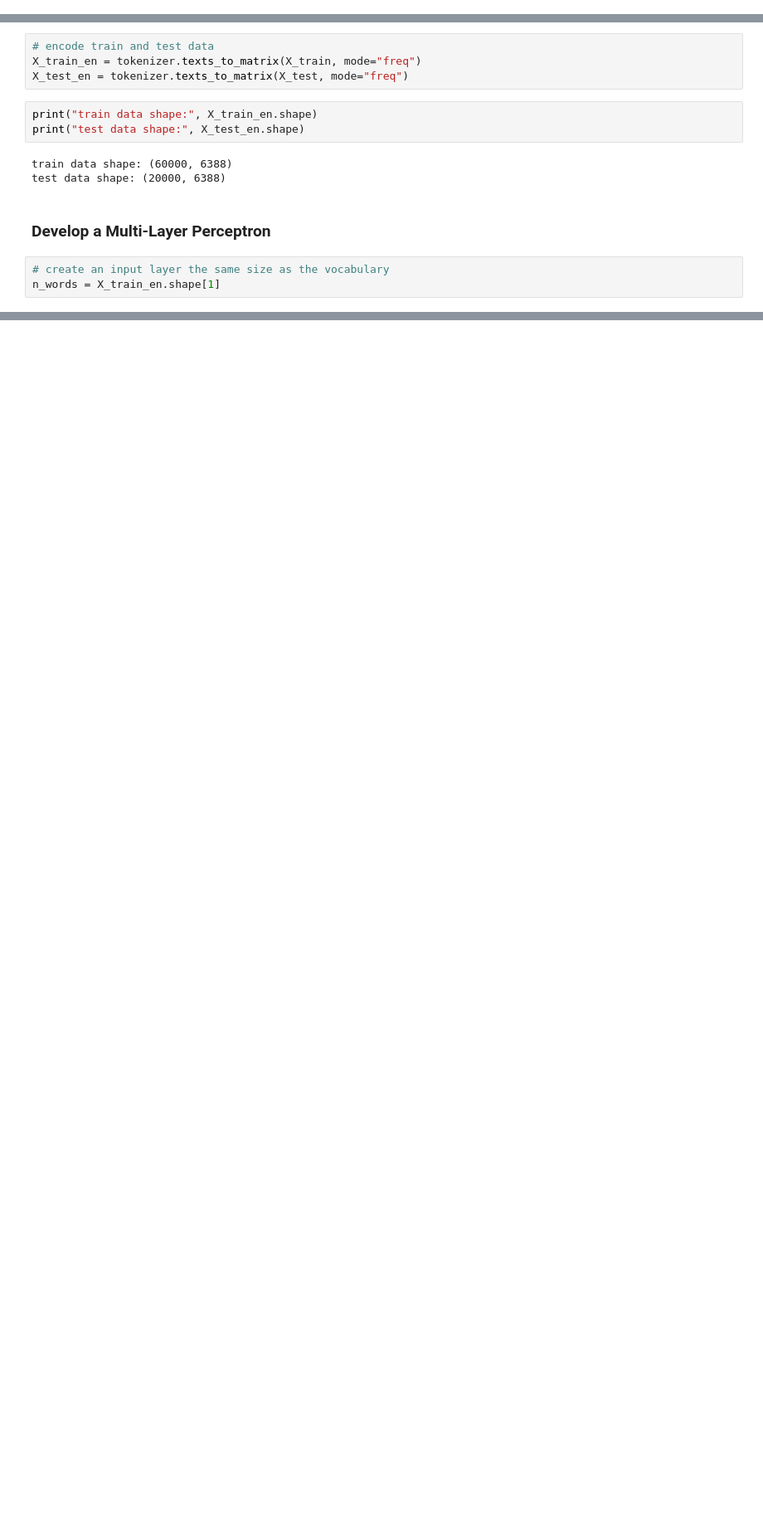
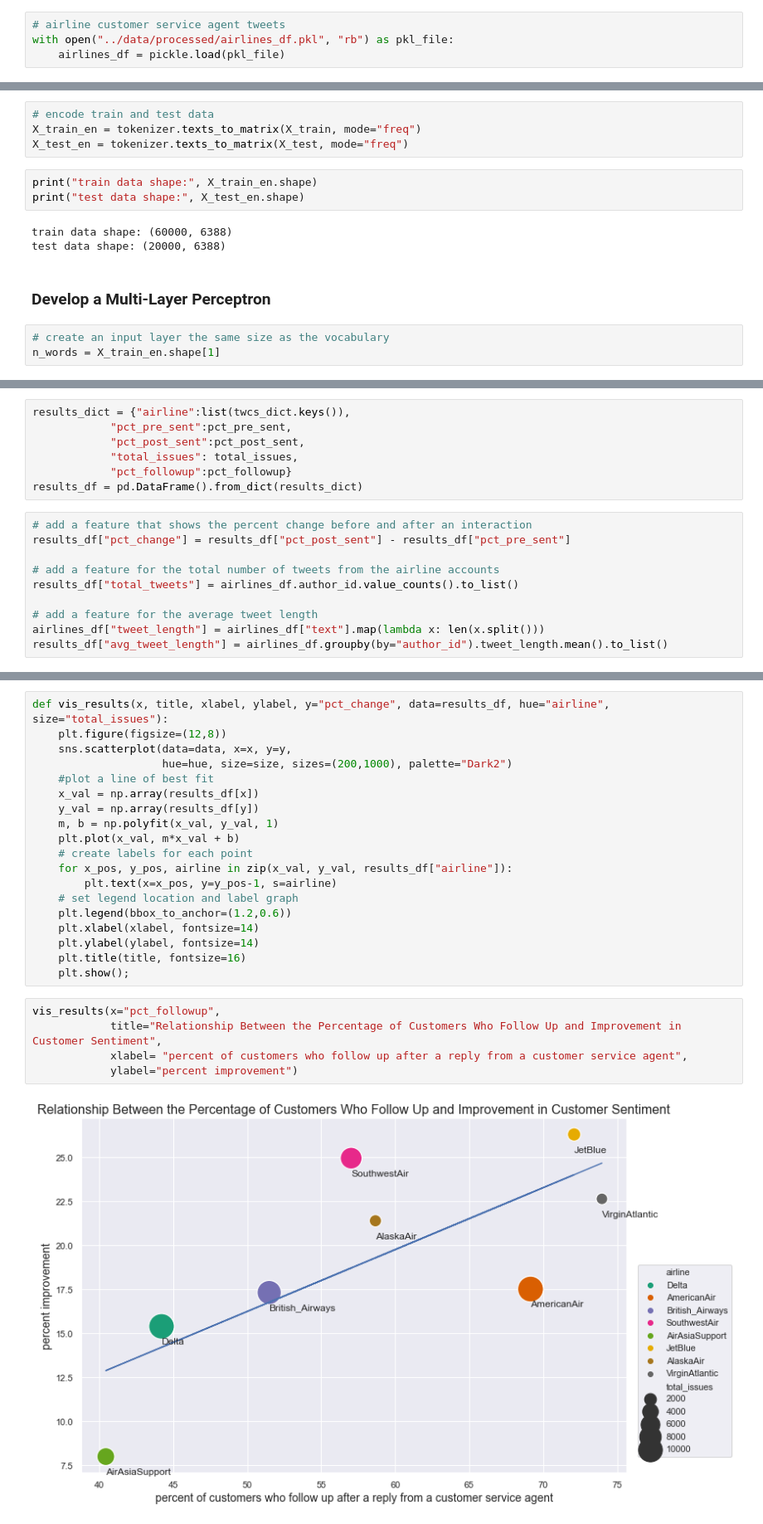
Before and after one commit to bmensah/springboard, a Jupyter notebook: capstone3/notebooks/Cap3_Processing_and_Modeling.ipynb, the cells around one changed output, grey strips where cells are left out. Shown: that part at 83% size. Saved outputs shown, nothing was run; the diff lists cells and outputs as text; blank space fills up the shorter version.

```diff
--- a/capstone3/notebooks/Cap3_Processing_and_Modeling.ipynb
+++ b/capstone3/notebooks/Cap3_Processing_and_Modeling.ipynb
@@ -44,5 +55,9 @@ with open("../data/processed/pos_tweets.pkl", "rb") as pkl_file:
 with open("../data/processed/neg_tweets.pkl", "rb") as pkl_file:
     neg_tweets = pickle.load(pkl_file)
+# %%
+# airline customer service agent tweets
+with open("../data/processed/airlines_df.pkl", "rb") as pkl_file:
+    airlines_df = pickle.load(pkl_file)
 # %% [markdown]
 ## Task <a id="Task"></a>
 # %% [markdown]
@@ -503,0 +411,17 @@ topic
+# %%
+results_dict = {"airline":list(twcs_dict.keys()),
+            "pct_pre_sent":pct_pre_sent,
+            "pct_post_sent":pct_post_sent,
+            "total_issues": total_issues,
+            "pct_followup":pct_followup}
+results_df = pd.DataFrame().from_dict(results_dict)
+# %%
+# add a feature that shows the percent change before and after an interaction
+results_df["pct_change"] = results_df["pct_post_sent"] - results_df["pct_pre_sent"]
+
+# add a feature for the total number of tweets from the airline accounts
+results_df["total_tweets"] = airlines_df.author_id.value_counts().to_list()
+
+# add a feature for the average tweet length
+airlines_df["tweet_length"] = airlines_df["text"].map(lambda x: len(x.split()))
+results_df["avg_tweet_length"] = airlines_df.groupby(by="author_id").tweet_length.mean().to_list()
@@ -503,0 +491,26 @@ topic
+# %%
+def vis_results(x, title, xlabel, ylabel, y="pct_change", data=results_df, hue="airline", size="total_issues"):
+    plt.figure(figsize=(12,8))
+    sns.scatterplot(data=data, x=x, y=y,
+                    hue=hue, size=size, sizes=(200,1000), palette="Dark2")
+    #plot a line of best fit
+    x_val = np.array(results_df[x])
+    y_val = np.array(results_df[y])
+    m, b = np.polyfit(x_val, y_val, 1)
+    plt.plot(x_val, m*x_val + b)
+    # create labels for each point
+    for x_pos, y_pos, airline in zip(x_val, y_val, results_df["airline"]):
+        plt.text(x=x_pos, y=y_pos-1, s=airline)
+    # set legend location and label graph
+    plt.legend(bbox_to_anchor=(1.2,0.6))
+    plt.xlabel(xlabel, fontsize=14)
+    plt.ylabel(ylabel, fontsize=14)
+    plt.title(title, fontsize=16)
+    plt.show();
+# %%
+vis_results(x="pct_followup",
+            title="Relationship Between the Percentage of Customers Who Follow Up and Improvement in Customer Sentiment",
+            xlabel= "percent of customers who follow up after a reply from a customer service agent",
+            ylabel="percent improvement")
+# %% [output]
+[figure, added]
```
Also changed, not shown: parts of 71 cells of this notebook.
